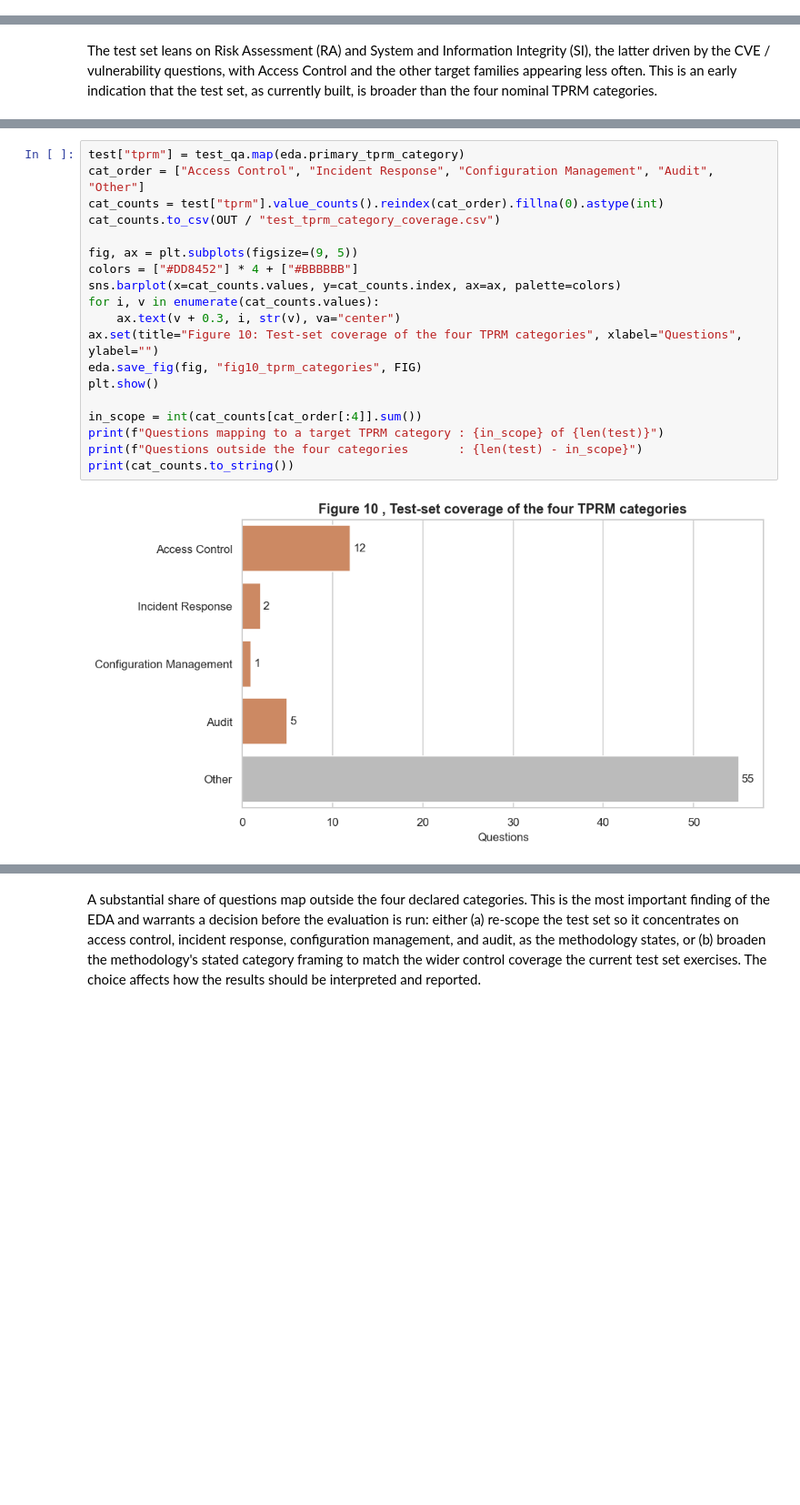
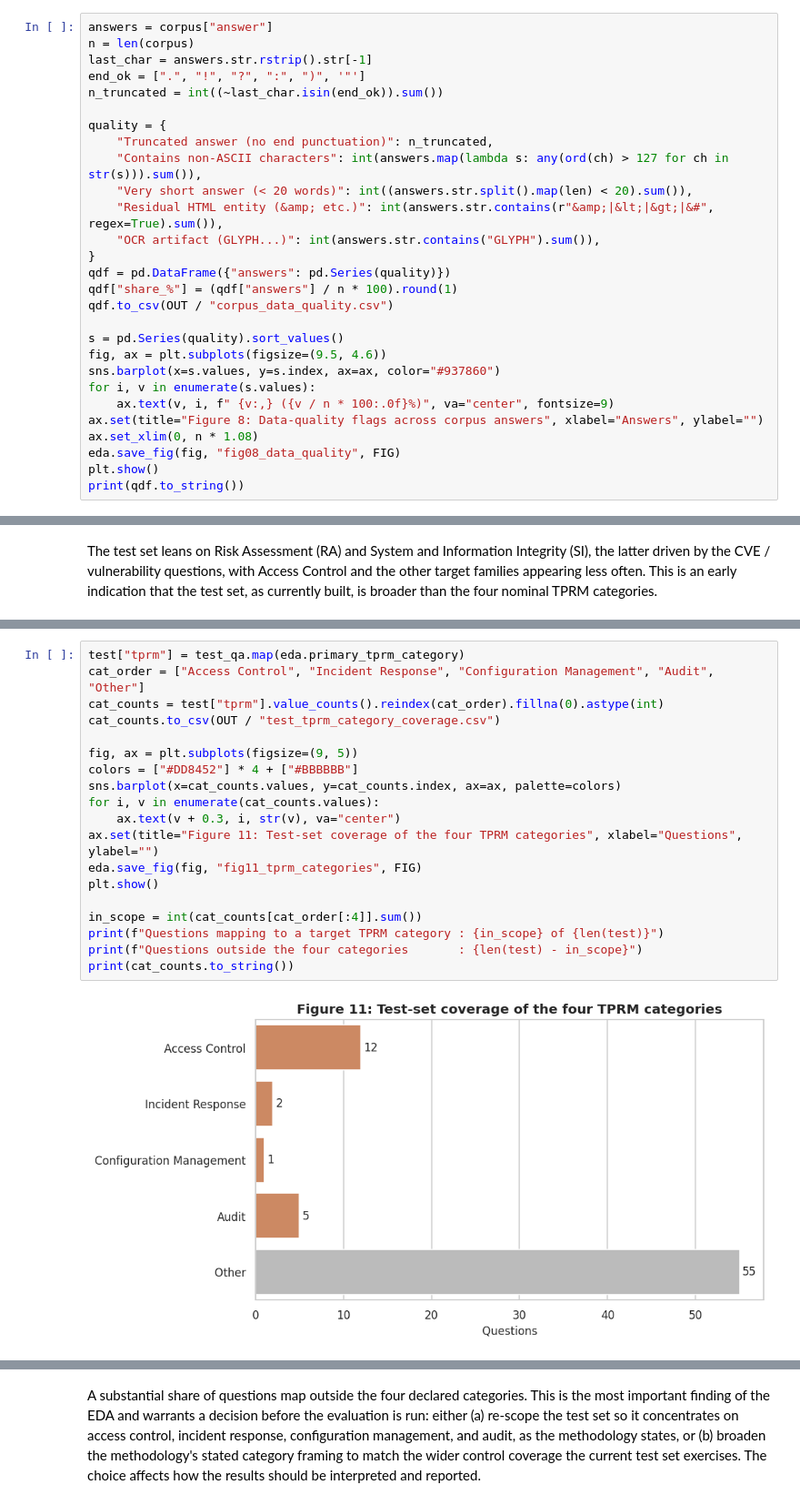
Before and after one commit to olama68/MRP-Evaluating-LLM-based-RAG-for-Automating-TPRM-Vendor-Questionnaire-Completion-Sam-Olamazadeh, a Jupyter notebook: eda/2026-06-21-mrp-eda.ipynb, the cells around one changed output, grey strips where cells are left out. Shown at 91% size. Drawn from its saved outputs; the diff is of its cells as text; blank space fills up the shorter version.

```diff
--- a/eda/2026-06-21-mrp-eda.ipynb
+++ b/eda/2026-06-21-mrp-eda.ipynb
@@ -319,3 +401,31 @@ print(f"Unique questions                   : {corpus['question'].nunique():,} of
 Duplicate questions (exact)        : 1887
 Duplicate question+answer pairs    : 0
 Unique questions                   : 3,785 of 5,672
+# %%
+answers = corpus["answer"]
+n = len(corpus)
+last_char = answers.str.rstrip().str[-1]
+end_ok = [".", "!", "?", ":", ")", '"']
+n_truncated = int((~last_char.isin(end_ok)).sum())
+
+quality = {
+    "Truncated answer (no end punctuation)": n_truncated,
+    "Contains non-ASCII characters": int(answers.map(lambda s: any(ord(ch) > 127 for ch in str(s))).sum()),
+    "Very short answer (< 20 words)": int((answers.str.split().map(len) < 20).sum()),
+    "Residual HTML entity (&amp; etc.)": int(answers.str.contains(r"&amp;|&lt;|&gt;|&#", regex=True).sum()),
+    "OCR artifact (GLYPH...)": int(answers.str.contains("GLYPH").sum()),
+}
+qdf = pd.DataFrame({"answers": pd.Series(quality)})
+qdf["share_%"] = (qdf["answers"] / n * 100).round(1)
+qdf.to_csv(OUT / "corpus_data_quality.csv")
+
+s = pd.Series(quality).sort_values()
+fig, ax = plt.subplots(figsize=(9.5, 4.6))
+sns.barplot(x=s.values, y=s.index, ax=ax, color="#937860")
+for i, v in enumerate(s.values):
+    ax.text(v, i, f" {v:,} ({v / n * 100:.0f}%)", va="center", fontsize=9)
+ax.set(title="Figure 8: Data-quality flags across corpus answers", xlabel="Answers", ylabel="")
+ax.set_xlim(0, n * 1.08)
+eda.save_fig(fig, "fig08_data_quality", FIG)
+plt.show()
+print(qdf.to_string())
@@ -400,24 +534,24 @@ from its text and ground-truth answer.
 # %%
 test["tprm"] = test_qa.map(eda.primary_tprm_category)
 cat_order = ["Access Control", "Incident Response", "Configuration Management", "Audit", "Other"]
 cat_counts = test["tprm"].value_counts().reindex(cat_order).fillna(0).astype(int)
 cat_counts.to_csv(OUT / "test_tprm_category_coverage.csv")
 
 fig, ax = plt.subplots(figsize=(9, 5))
 colors = ["#DD8452"] * 4 + ["#BBBBBB"]
 sns.barplot(x=cat_counts.values, y=cat_counts.index, ax=ax, palette=colors)
 for i, v in enumerate(cat_counts.values):
     ax.text(v + 0.3, i, str(v), va="center")
-ax.set(title="Figure 10: Test-set coverage of the four TPRM categories", xlabel="Questions", ylabel="")
-eda.save_fig(fig, "fig10_tprm_categories", FIG)
+ax.set(title="Figure 11: Test-set coverage of the four TPRM categories", xlabel="Questions", ylabel="")
+eda.save_fig(fig, "fig11_tprm_categories", FIG)
 plt.show()
 
 in_scope = int(cat_counts[cat_order[:4]].sum())
 print(f"Questions mapping to a target TPRM category : {in_scope} of {len(test)}")
 print(f"Questions outside the four categories       : {len(test) - in_scope}")
 print(cat_counts.to_string())
 # %% [output]
-[figure, old version]
+[figure, new version]
 Questions mapping to a target TPRM category : 20 of 75
 Questions outside the four categories       : 55
 tprm
```
Also changed, not shown: parts of 39 cells of this notebook, 31 other files.
